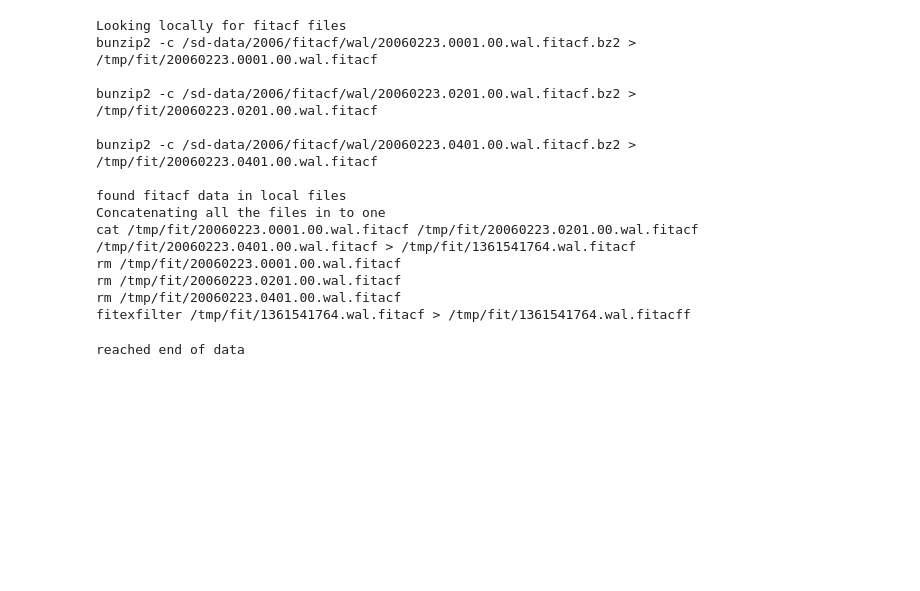
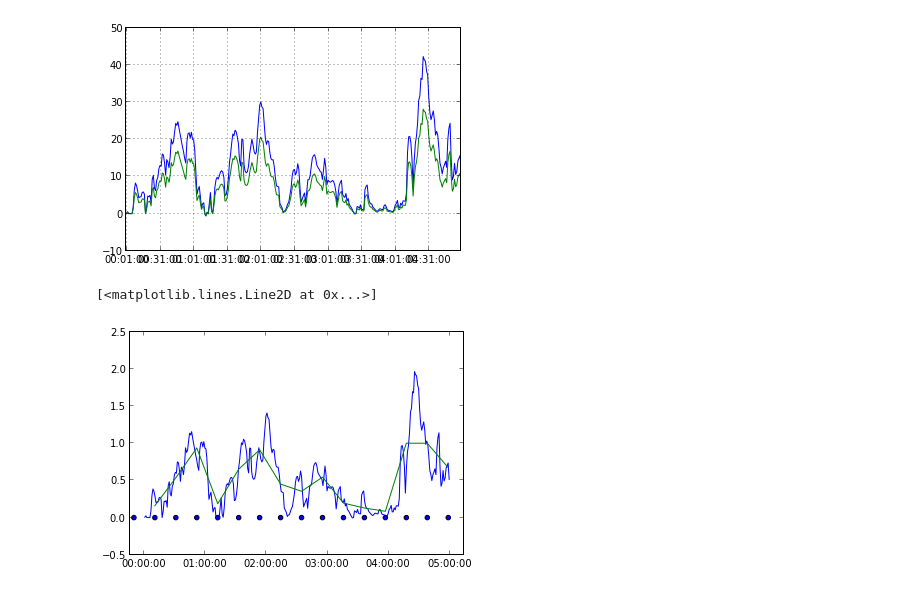
Before and after one commit to sdelarquier/code, a Jupyter notebook: notebooks/res_Efields.ipynb, the cells around one changed output. Cells and saved outputs as stored; diff of their text form; code cells hidden in the pictures; blank space fills up the shorter version.

```diff
--- a/notebooks/res_Efields.ipynb
+++ b/notebooks/res_Efields.ipynb
@@ -27,0 +40,4 @@ lons = array(lons)
+# %%
+sTime = pyDate.replace(hour=22, minute=0)
+eTime = pyDate.replace(day=23, hour=5, minute=0)
+myPtr = pydarn.sdio.radDataOpen(sTime,'wal', bmnum=beam, eTime=eTime, fileType='fitacf', filtered=True)
@@ -41,42 +173,4 @@ for i, lat, lon in zip(range(len(lats)), lats, lons):
     lat,lon,d,s,h,x,y,z,f = models.igrf.igrf11(itype,date,alt,ifl,xlti,xltf,xltd,xlni,xlnf,xlnd)
     Bz[i] = z
     Bf[i] = f
+Bf = array(Bf)
-# %%
-sTime = pyDate.replace(hour=0, minute=30)
-eTime = pyDate.replace(hour=4, minute=0)
-myPtr = pydarn.sdio.radDataOpen(sTime,'wal', bmnum=beam, eTime=eTime, fileType='fitacf', filtered=True)
-# %% [output]
-Looking locally for fitacf files
-bunzip2 -c /sd-data/2006/fitacf/wal/20060223.0001.00.wal.fitacf.bz2 > /tmp/fit/20060223.0001.00.wal.fitacf
-
-bunzip2 -c /sd-data/2006/fitacf/wal/20060223.0201.00.wal.fitacf.bz2 > /tmp/fit/20060223.0201.00.wal.fitacf
-
-bunzip2 -c /sd-data/2006/fitacf/wal/20060223.0401.00.wal.fitacf.bz2 > /tmp/fit/20060223.0401.00.wal.fitacf
-
-found fitacf data in local files
-Concatenating all the files in to one
-cat /tmp/fit/20060223.0001.00.wal.fitacf /tmp/fit/20060223.0201.00.wal.fitacf /tmp/fit/20060223.0401.00.wal.fitacf > /tmp/fit/1361541764.wal.fitacf
-rm /tmp/fit/20060223.0001.00.wal.fitacf
-rm /tmp/fit/20060223.0201.00.wal.fitacf
-rm /tmp/fit/20060223.0401.00.wal.fitacf
-fitexfilter /tmp/fit/1361541764.wal.fitacf > /tmp/fit/1361541764.wal.fitacff
-# %%
-myBeam = 1
-vel = []
-time = []
-myBeam = pydarn.sdio.radDataReadRec(myPtr)
-ncounts = 0
-while myBeam:
-    ncounts += 1
-    tv = zeros(len(inds))
-    if myBeam.fit.slist:
-        for i,gate in enumerate(myBeam.fit.slist):
-            if myBeam.fit.p_l[i] > 5 and gate in inds:
-                tv[list(inds).index(gate)] = myBeam.fit.v[i]
-        vel.append(tv)
-        time.append(myBeam.time)
-    myBeam = pydarn.sdio.radDataReadRec(myPtr)
-    if myBeam is None: break
-vel = array(vel)
-# %% [output]
-reached end of data
@@ -82,0 +181,21 @@ reached end of data
+# %%
+velvec = []
+vellos = []
+efield = []
+timevec = []
+for i in range(len(time)):
+    if time[i] > sTime.replace(day=23, hour=0):
+        latinds = mlats[inds] < 58.
+        vellos.append( mean( vel[i,latinds] ) )
+        velvec.append( mean( vel[i,latinds] / np.sin(np.radians(mazs[latinds])) ) )
+        efield.append( mean( vel[i,latinds] / np.sin(np.radians(mazs[latinds])) * Bf[latinds]*1e-6 ) )
+        timevec.append( time[i] )
+timevec = array(timevec)
+efield = array(efield)
+velvec = array(velvec)
+vellos = array(vellos)
+# %%
+plot(timevec, velvec, timevec, vellos)
+grid()
+# %% [output]
+[figure, added]
@@ -82,0 +209,7 @@ reached end of data
+# %%
+plot(timevec, efield)
+scatter(times, zeros(len(times)))
+plot(times, efieldDS)
+# %% [output]
+[<matplotlib.lines.Line2D at 0x...>]
+[figure, added]
```
Also changed, not shown: parts of 13 cells of this notebook, 20 other files.
